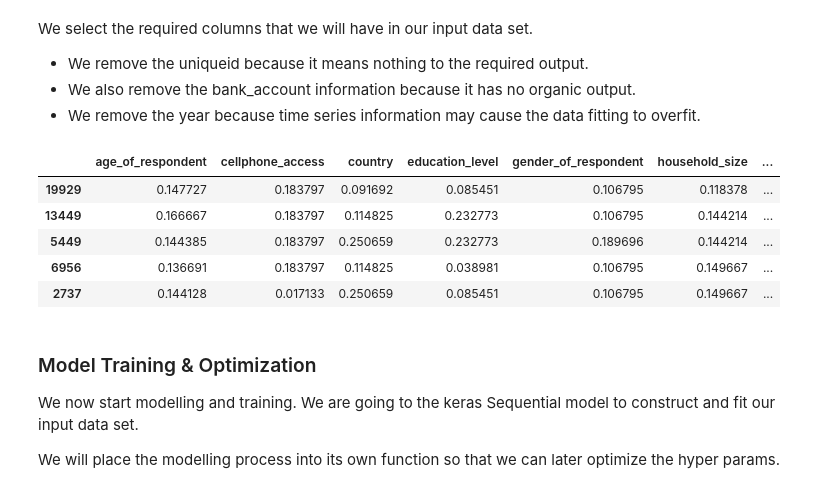
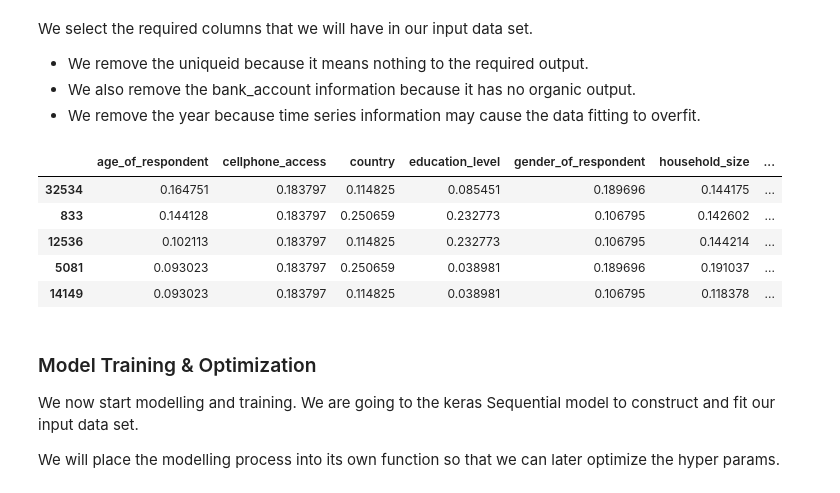
Before and after one commit to ashwynh21/financial_inclusion, a Jupyter notebook: main.ipynb, the cells around one changed output. Cells and saved outputs as stored; diff of their text form; code cells hidden in the pictures.

```diff
--- a/main.ipynb
+++ b/main.ipynb
@@ -106,20 +122,22 @@ We select the required columns that we will have in our input data set.
 - We also remove the bank_account information because it has no organic output.
 - We remove the year because time series information may cause the data fitting to overfit.
 # %%
-x = train_df[main_cols]
-y = train_df['bank_account']
+oversample = il.over_sampling.SMOTE()
+
+x, y = train_df[main_cols], train_df['bank_account']
+x, y = oversample.fit_resample(x, y)
 # lets take a look now
 
 # Split data into train and test sets
 x_train, x_test, y_train, y_test = train_test_split(x, y, test_size=0.3, random_state=42)
 x_train.head()
 # %% [output]
 |  | age_of_respondent | cellphone_access | country | education_level | gender_of_respondent | household_size | ... |
-| 19929 | 0.147727 | 0.183797 | 0.091692 | 0.085451 | 0.106795 | 0.118378 | ... |
-| 13449 | 0.166667 | 0.183797 | 0.114825 | 0.232773 | 0.106795 | 0.144214 | ... |
-| 5449 | 0.144385 | 0.183797 | 0.250659 | 0.232773 | 0.189696 | 0.144214 | ... |
-| 6956 | 0.136691 | 0.183797 | 0.114825 | 0.038981 | 0.106795 | 0.149667 | ... |
-| 2737 | 0.144128 | 0.017133 | 0.250659 | 0.085451 | 0.106795 | 0.149667 | ... |
+| 32534 | 0.164751 | 0.183797 | 0.114825 | 0.085451 | 0.189696 | 0.144175 | ... |
+| 833 | 0.144128 | 0.183797 | 0.250659 | 0.232773 | 0.106795 | 0.142602 | ... |
+| 12536 | 0.102113 | 0.183797 | 0.114825 | 0.232773 | 0.106795 | 0.144214 | ... |
+| 5081 | 0.093023 | 0.183797 | 0.250659 | 0.038981 | 0.189696 | 0.191037 | ... |
+| 14149 | 0.093023 | 0.183797 | 0.114825 | 0.038981 | 0.106795 | 0.118378 | ... |
 # %% [markdown]
 ### Model Training & Optimization
 
```
Also changed, not shown: parts of 6 cells of this notebook, 1 other file.
